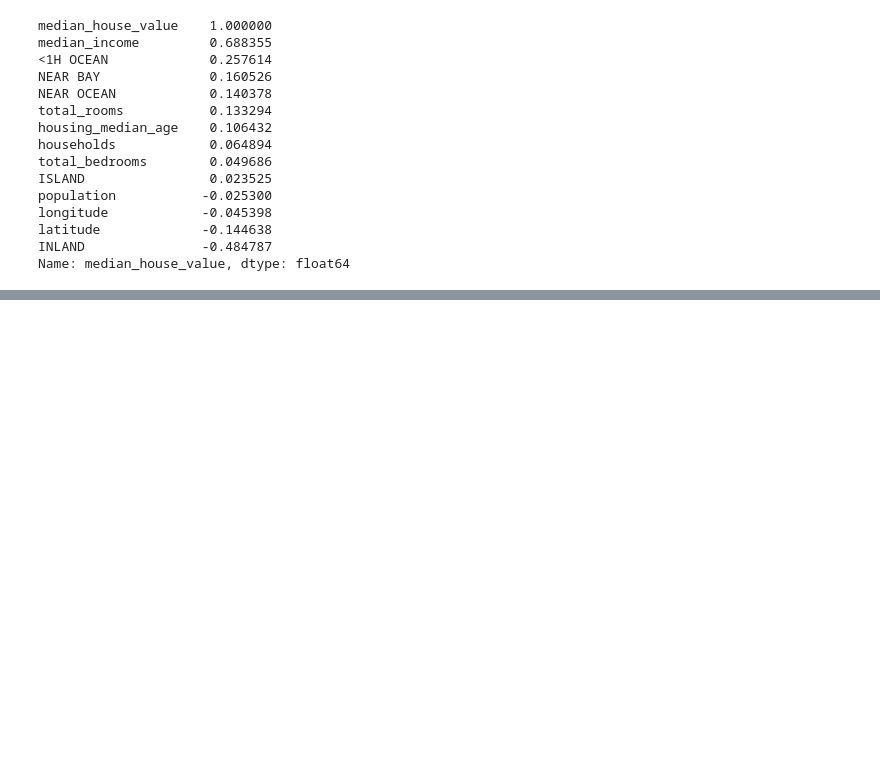
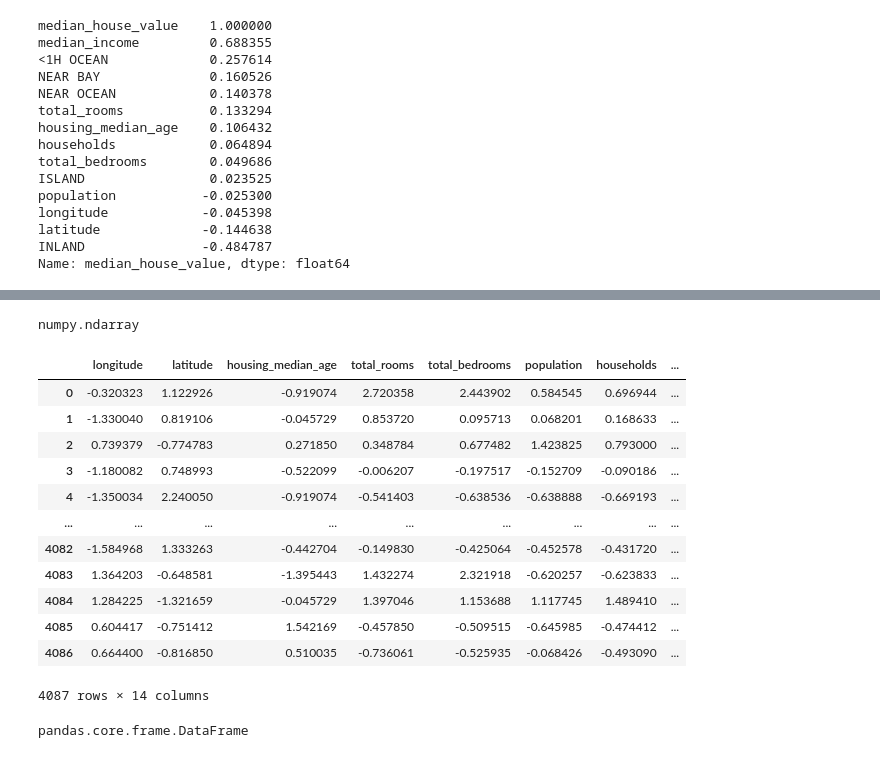
Before and after one commit to santicalleg/introduction_ai_python, a Jupyter notebook: linear_regression/housing.ipynb, the cells around one changed output, grey strips where cells are left out. Cells and saved outputs as stored; diff of their text form; code cells hidden in the pictures; blank space fills up the shorter version.

Commit message:
feat: linear regression example

```diff
--- a/linear_regression/housing.ipynb
+++ b/linear_regression/housing.ipynb
@@ -230,0 +260,4 @@ Name: median_house_value, dtype: float64
+# %%
+# Linear Regression Model
+from sklearn.linear_model import LinearRegression
+model = LinearRegression()
@@ -230,0 +268,2 @@ Name: median_house_value, dtype: float64
+# %%
+model.fit(X_train, y_train)
@@ -230,0 +327,11 @@ Name: median_house_value, dtype: float64
+# %%
+# Scaling (escalamiento)
+# Como el modelo le da más importancia a los valores más grandes (en este caso la población tiene datos más grades que la edad de la casa)
+# se necesita escalar los datos para que todos tengan la misma importancia o rangos de valores parecidos.
+# Solo se debe de hacer en las características y no en las etiquetas
+
+from sklearn.preprocessing import StandardScaler
+scaler = StandardScaler()
+
+X_train_scaled = scaler.fit_transform(X_train)
+X_test_scaled = scaler.fit_transform(X_test)
@@ -230,0 +347,27 @@ Name: median_house_value, dtype: float64
+# %%
+type(X_train_scaled)
+# %% [output]
+numpy.ndarray
+# %%
+X_train_scaled_pd = pd.DataFrame(X_train_scaled, columns=X_train.columns)
+X_test_scaled_pd = pd.DataFrame(X_test_scaled, columns=X_test.columns)
+X_train_scaled_pd
+X_test_scaled_pd
+# %% [output]
+|  | longitude | latitude | housing_median_age | total_rooms | total_bedrooms | population | households | ... |
+| 0 | -0.320323 | 1.122926 | -0.919074 | 2.720358 | 2.443902 | 0.584545 | 0.696944 | ... |
+| 1 | -1.330040 | 0.819106 | -0.045729 | 0.853720 | 0.095713 | 0.068201 | 0.168633 | ... |
+| 2 | 0.739379 | -0.774783 | 0.271850 | 0.348784 | 0.677482 | 1.423825 | 0.793000 | ... |
+| 3 | -1.180082 | 0.748993 | -0.522099 | -0.006207 | -0.197517 | -0.152709 | -0.090186 | ... |
+| 4 | -1.350034 | 2.240050 | -0.919074 | -0.541403 | -0.638536 | -0.638888 | -0.669193 | ... |
+| ... | ... | ... | ... | ... | ... | ... | ... | ... |
+| 4082 | -1.584968 | 1.333263 | -0.442704 | -0.149830 | -0.425064 | -0.452578 | -0.431720 | ... |
+| 4083 | 1.364203 | -0.648581 | -1.395443 | 1.432274 | 2.321918 | -0.620257 | -0.623833 | ... |
+| 4084 | 1.284225 | -1.321659 | -0.045729 | 1.397046 | 1.153688 | 1.117745 | 1.489410 | ... |
+| 4085 | 0.604417 | -0.751412 | 1.542169 | -0.457850 | -0.509515 | -0.645985 | -0.474412 | ... |
+| 4086 | 0.664400 | -0.816850 | 0.510035 | -0.736061 | -0.525935 | -0.068426 | -0.493090 | ... |
+4087 rows × 14 columns
+# %%
+type(X_train_scaled_pd)
+# %% [output]
+pandas.core.frame.DataFrame
```
Also changed, not shown: parts of 20 cells of this notebook.
